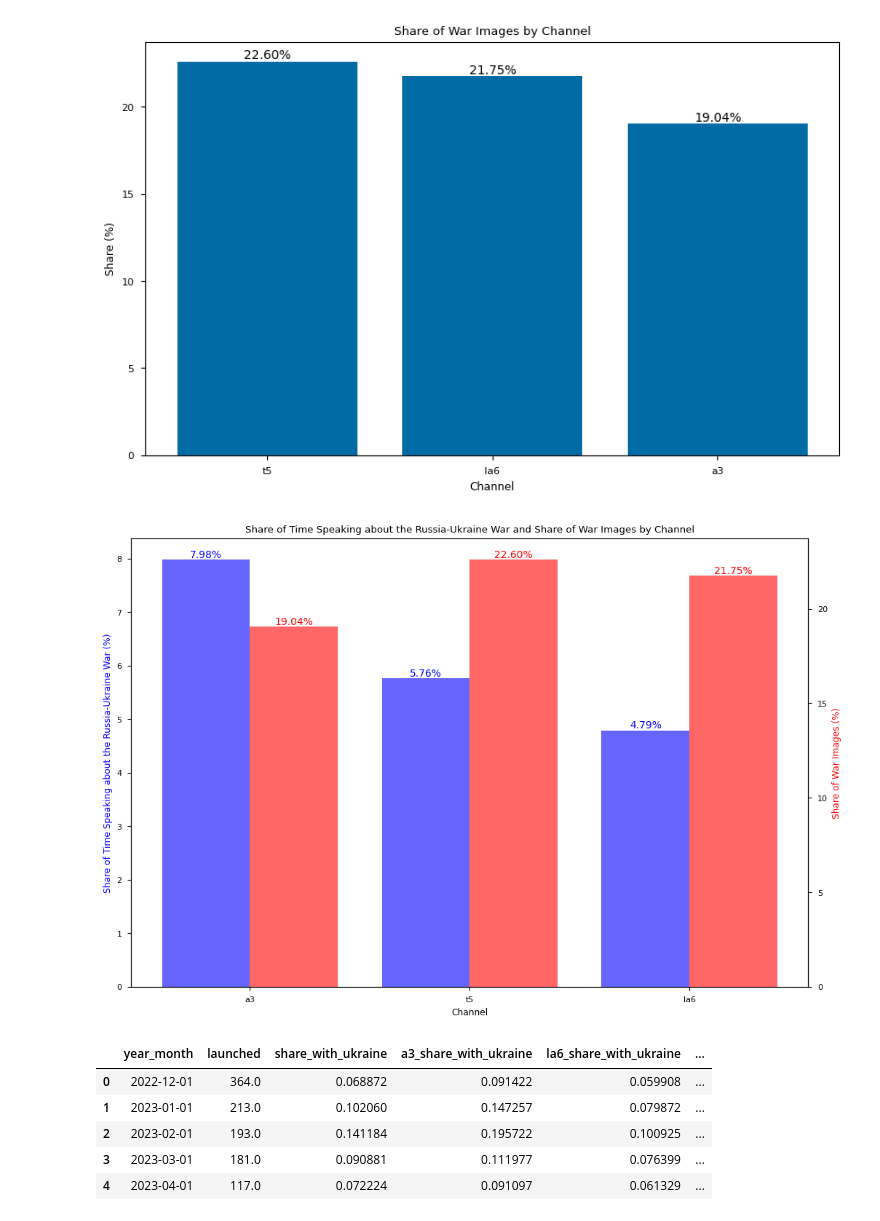
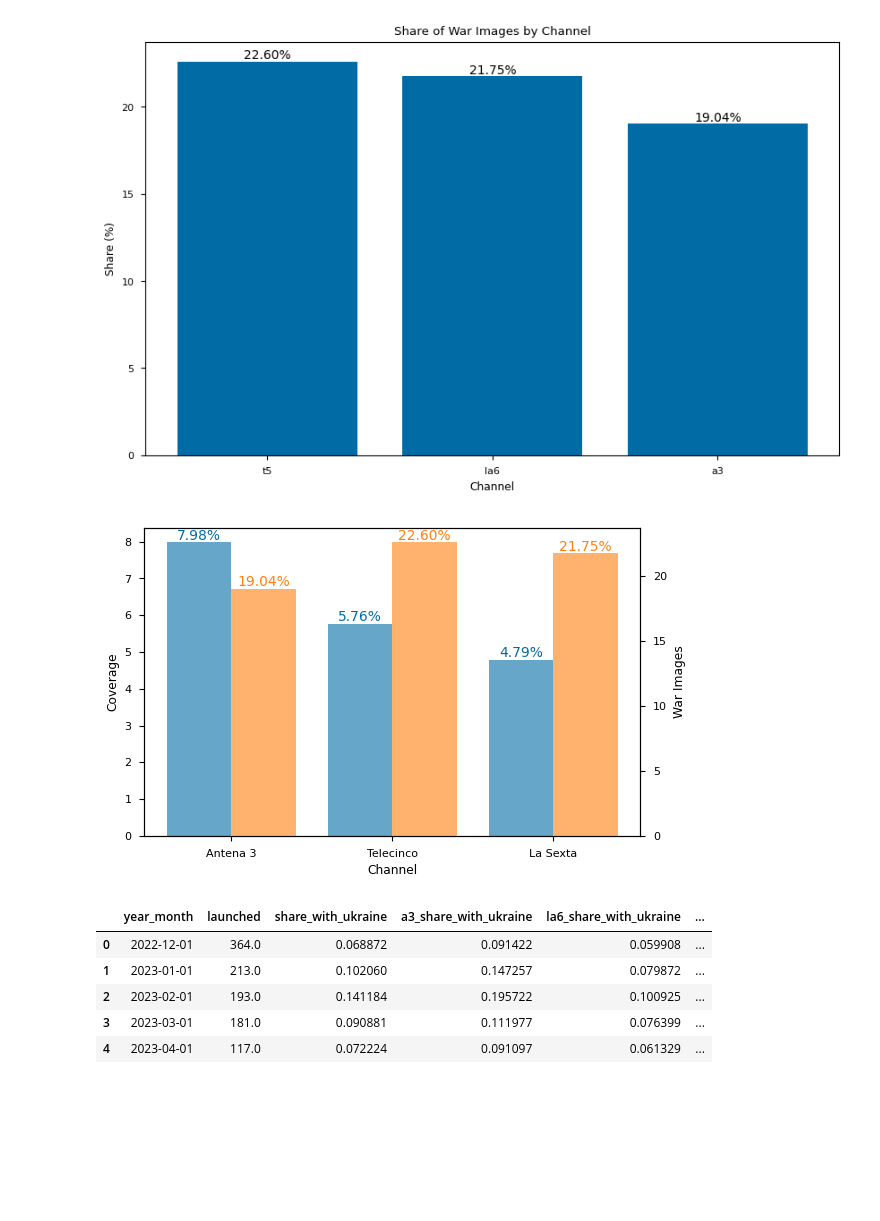
Before and after one commit to adgianv/Thesis---War-Image-Classification, a Jupyter notebook: Inference.ipynb, the cells around one changed output. Cells and saved outputs as stored; diff of their text form; code cells hidden in the pictures; blank space fills up the shorter version.

```diff
--- a/Inference.ipynb
+++ b/Inference.ipynb
@@ -8,7 +8,7 @@ import os
 import random
 # %%
 # Set plots style
-plt.style.use('tableau-colorblind10')
+plt.style.use('seaborn-v0_8-paper')
 # %% [markdown]
 ## Load Topics Data
 # %%
@@ -1336,7 +1410,10 @@ channels = channel_summary['channel']
 combined_share_class_1_by_channel = combined_share_class_1_by_channel.set_index('channel').loc[channels].reset_index()
 
 # Plotting
-fig, ax1 = plt.subplots(figsize=(12, 8))
+#plt.figure(figsize=(6.4, 4))
+fig, ax1 = plt.subplots(figsize=(6.4, 4))
+
+default_colours = plt.rcParams['axes.prop_cycle'].by_key()['color']
 
 # Number of bars and their width
 n = len(channels)
@@ -1347,42 +1424,46 @@ r1 = np.arange(n)
 r2 = [x + bar_width for x in r1]
 
 # Plot the first bar chart
-bars1 = ax1.bar(r1, channel_summary['share_with_ukraine'], color='b', width=bar_width, alpha=0.6, label='Share of Time Speaking about the Russia-Ukraine War')
+bars1 = ax1.bar(r1, channel_summary['share_with_ukraine'], color = default_colours[0], width=bar_width, alpha=0.6, label='Share of Time Speaking about the Russia-Ukraine War')
 
 # Create a second y-axis
 ax2 = ax1.twinx()
 
 # Plot the second bar chart
-bars2 = ax2.bar(r2, combined_share_class_1_by_channel['corrected_preds'], color='r', width=bar_width, alpha=0.6, label='Share of War Images')
+bars2 = ax2.bar(r2, combined_share_class_1_by_channel['corrected_preds'], color = default_colours[1], width=bar_width, alpha=0.6, label='Share of War Images')
 
 # Add labels and title
 ax1.set_xlabel('Channel')
-ax1.set_ylabel('Share of Time Speaking about the Russia-Ukraine War (%)', color='b')
-ax2.set_ylabel('Share of War Images (%)', color='r')
-plt.title('Share of Time Speaking about the Russia-Ukraine War and Share of War Images by Channel')
+ax1.set_ylabel('Coverage')
+ax2.set_ylabel('War Images')
 
 # Set the position of the x ticks
 ax1.set_xticks([r + bar_width / 2 for r in range(n)])
-ax1.set_xticklabels(channels)
+ax1.set_xticklabels(['Antena 3', 'Telecinco', 'La Sexta'])
 
 # Add numbers on top of the bars for the first bar chart
 for bar in bars1:
     height = bar.get_height()
-    ax1.text(bar.get_x() + bar.get_width() / 2, height, f'{height:.2f}%', ha='center', va='bottom', color='b')
+    ax1.text(bar.get_x() + bar.get_width() / 2, height, f'{height:.2f}%', ha='center', va='bottom', color=default_colours[0])
 
 # Add numbers on top of the bars for the second bar chart
 for bar in bars2:
     height = bar.get_height()
-    ax2.text(bar.get_x() + bar.get_width() / 2, height, f'{height:.2f}%', ha='center', va='bottom', color='r')
+    ax2.text(bar.get_x() + bar.get_width() / 2, height, f'{height:.2f}%', ha='center', va='bottom', color=default_colours[1])
 
 # Adding a legend
 bars = [bars1, bars2]
 labels = [bar[0].get_label() for bar in bars]
 
+plt.savefig(
+    'C:/Users/gatla/OneDrive/BSE/Thesis/charts/static_war_images_cross_channel.pdf',
+    bbox_inches='tight',
+)
+
 # Display the plot
 plt.show()
 # %% [output]
-[figure, old version]
+[figure, new version]
 # %%
 final_df.head()
 # %% [output]
```
Also changed, not shown: parts of 6 cells of this notebook.
